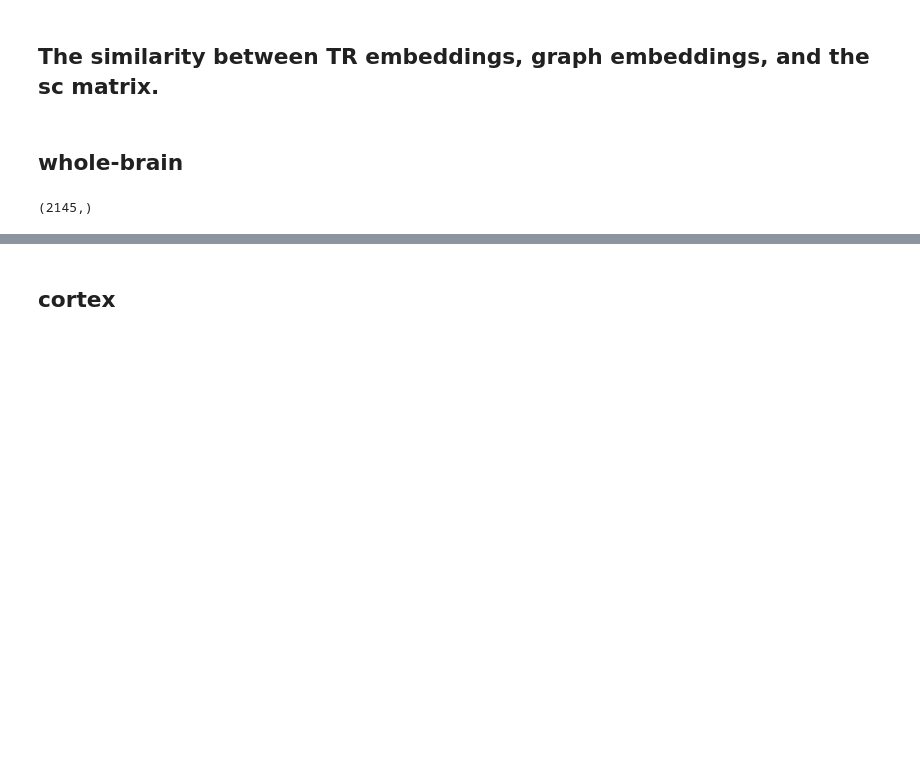
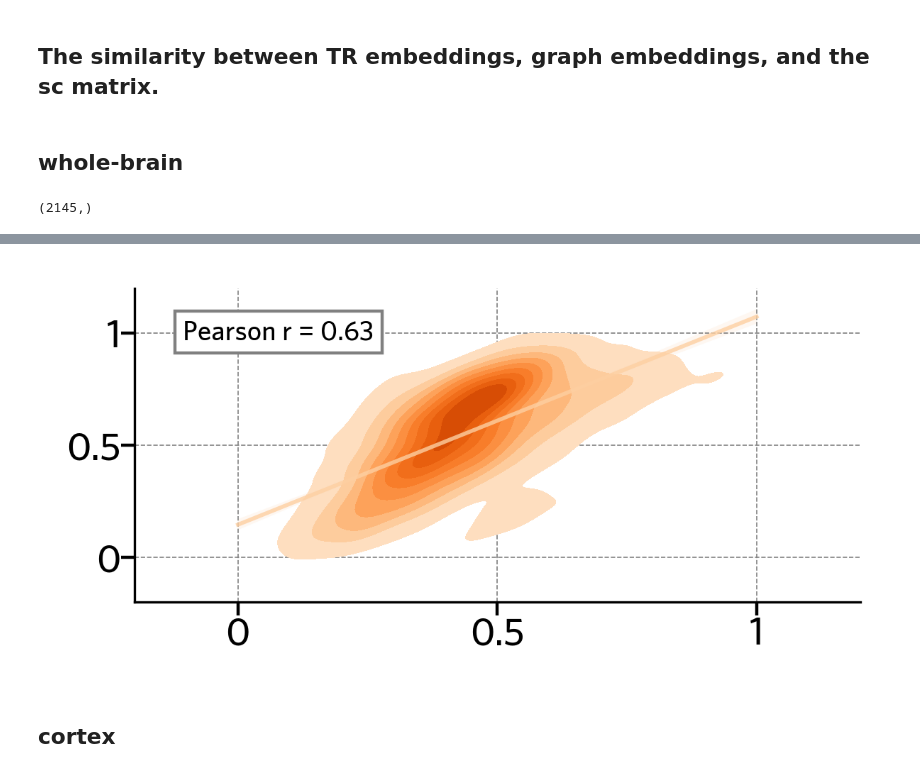
Before and after one commit to tyzhang97/transbrain, a Jupyter notebook: notebook/Graphembedding_analysis/node2vec_.ipynb, the cells around one changed output, grey strips where cells are left out. Cells and saved outputs as stored; diff of their text form; code cells hidden in the pictures; blank space fills up the shorter version.

```diff
--- a/notebook/Graphembedding_analysis/node2vec_.ipynb
+++ b/notebook/Graphembedding_analysis/node2vec_.ipynb
@@ -305,7 +305,7 @@ coordinates = roi_centers_df[['Center_MNI_X', 'Center_MNI_Y', 'Center_MNI_Z']].v
 distance_matrix = squareform(pdist(coordinates, metric='euclidean'))
 distance_matrix_df = pd.DataFrame(distance_matrix, index=roi_centers_df['ROI'], columns=roi_centers_df['ROI'])
 # %%
-mouse_altas_csv = pd.read_csv('../../atlas/Mouse_brain_atlas.csv')
+mouse_altas_csv = pd.read_excel('../../atlas/Table2 ROI of mouse atlas.xlsx')
 distance_matrix_df.index = mouse_altas_csv['Allen Abbreviation'].values.tolist()
 distance_matrix_df.columns = mouse_altas_csv['Allen Abbreviation'].values.tolist()
 distance_matrix_df = distance_matrix_df[Mouse_select_region]
@@ -452,3 +478,7 @@ plt.tight_layout()
+# %%
+plot_img_(mouse_node2vec_all_regress,mouse_tracer_all_regress,'Mouse_all_similarity_node2vec',cmap=custom_cmap,color='#fdcfa1')
+# %% [output]
+[figure, added]
 # %% [markdown]
 ## cortex
 # %%
```
Also changed, not shown: parts of 38 cells of this notebook, 19 other files.
